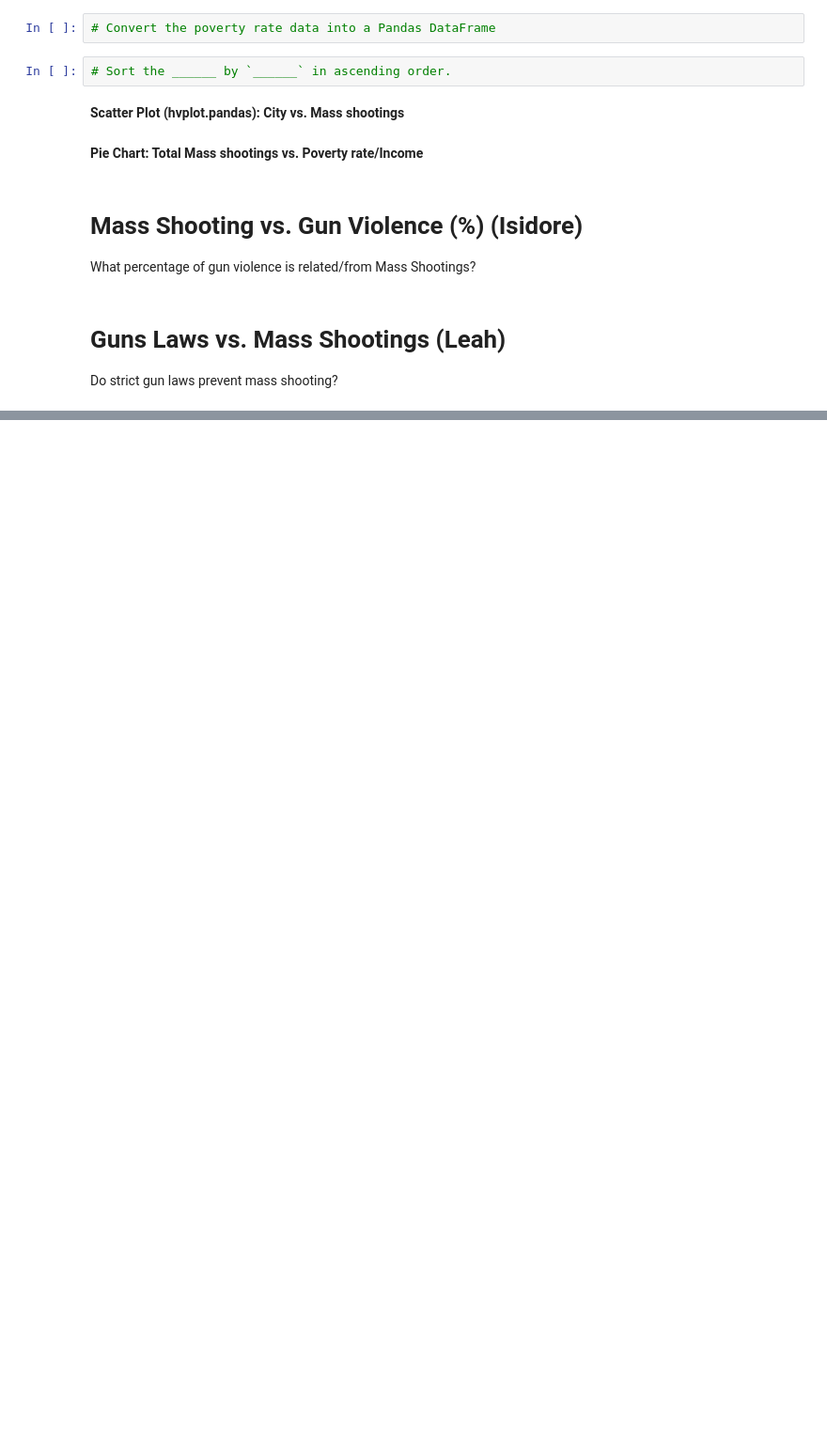
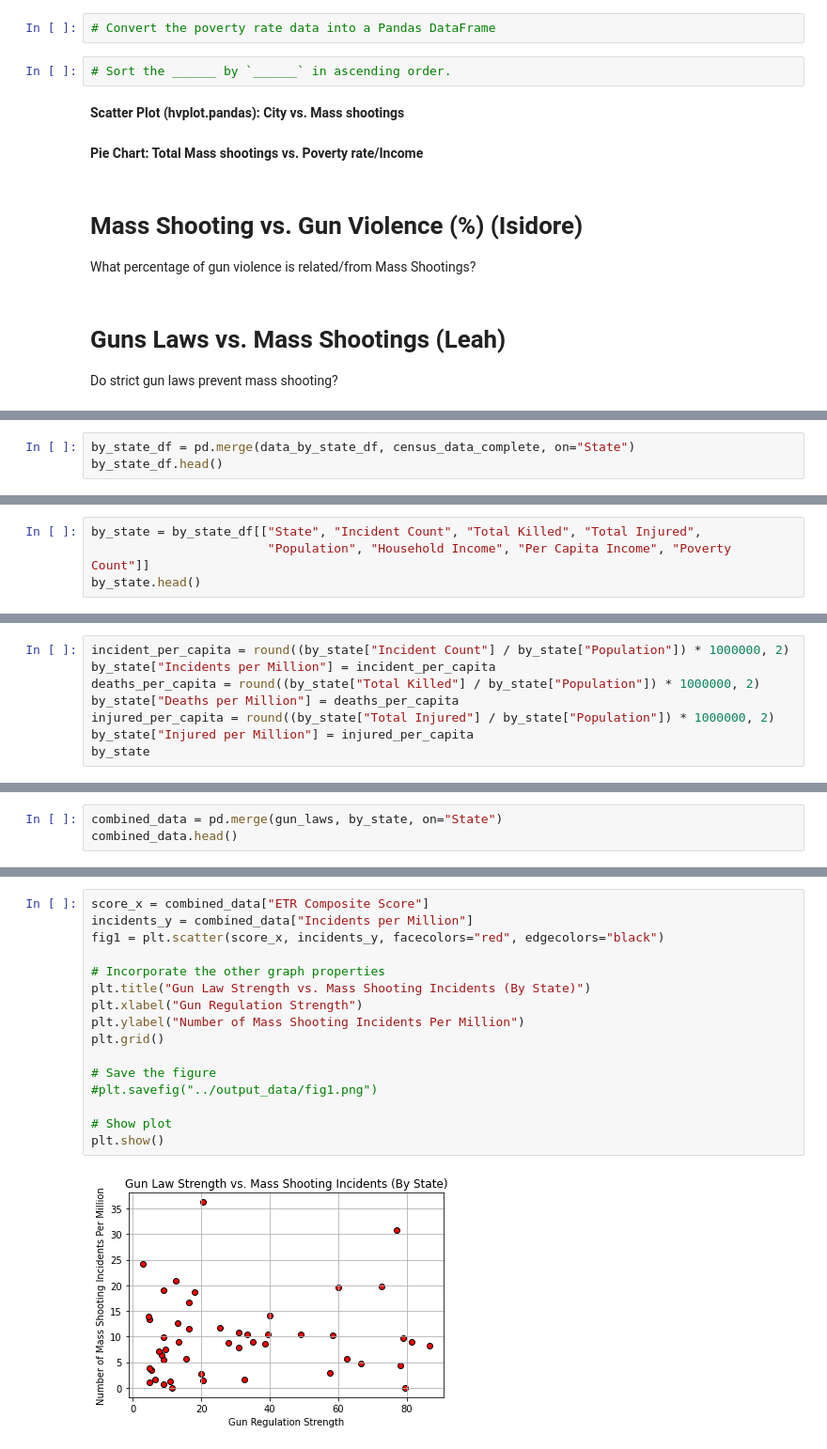
Before and after one commit to leah-apking/project1-mass-shootings, a Jupyter notebook: Project 1_instructions .ipynb, the cells around one changed output, grey strips where cells are left out. Shown at 94% size. Cells and saved outputs as stored; diff of their text form; blank space fills up the shorter version.

Commit message:
gun laws and some census

```diff
--- a/Project 1_instructions .ipynb
+++ b/Project 1_instructions .ipynb
@@ -264,0 +352,3 @@ Do strict gun laws prevent mass shooting?
+# %%
+by_state_df = pd.merge(data_by_state_df, census_data_complete, on="State")
+by_state_df.head()
@@ -264,0 +362,4 @@ Do strict gun laws prevent mass shooting?
+# %%
+by_state = by_state_df[["State", "Incident Count", "Total Killed", "Total Injured",
+                        "Population", "Household Income", "Per Capita Income", "Poverty Count"]]
+by_state.head()
@@ -264,0 +373,8 @@ Do strict gun laws prevent mass shooting?
+# %%
+incident_per_capita = round((by_state["Incident Count"] / by_state["Population"]) * 1000000, 2)
+by_state["Incidents per Million"] = incident_per_capita
+deaths_per_capita = round((by_state["Total Killed"] / by_state["Population"]) * 1000000, 2)
+by_state["Deaths per Million"] = deaths_per_capita
+injured_per_capita = round((by_state["Total Injured"] / by_state["Population"]) * 1000000, 2)
+by_state["Injured per Million"] = injured_per_capita
+by_state
@@ -264,0 +399,3 @@ Do strict gun laws prevent mass shooting?
+# %%
+combined_data = pd.merge(gun_laws, by_state, on="State")
+combined_data.head()
@@ -264,0 +409,18 @@ Do strict gun laws prevent mass shooting?
+# %%
+score_x = combined_data["ETR Composite Score"]
+incidents_y = combined_data["Incidents per Million"]
+fig1 = plt.scatter(score_x, incidents_y, facecolors="red", edgecolors="black")
+
+# Incorporate the other graph properties
+plt.title("Gun Law Strength vs. Mass Shooting Incidents (By State)")
+plt.xlabel("Gun Regulation Strength")
+plt.ylabel("Number of Mass Shooting Incidents Per Million")
+plt.grid()
+
+# Save the figure
+#plt.savefig("../output_data/fig1.png")
+
+# Show plot
+plt.show()
+# %% [output]
+[figure, added]
```
Also changed, not shown: parts of 13 cells of this notebook, 1 other file.
